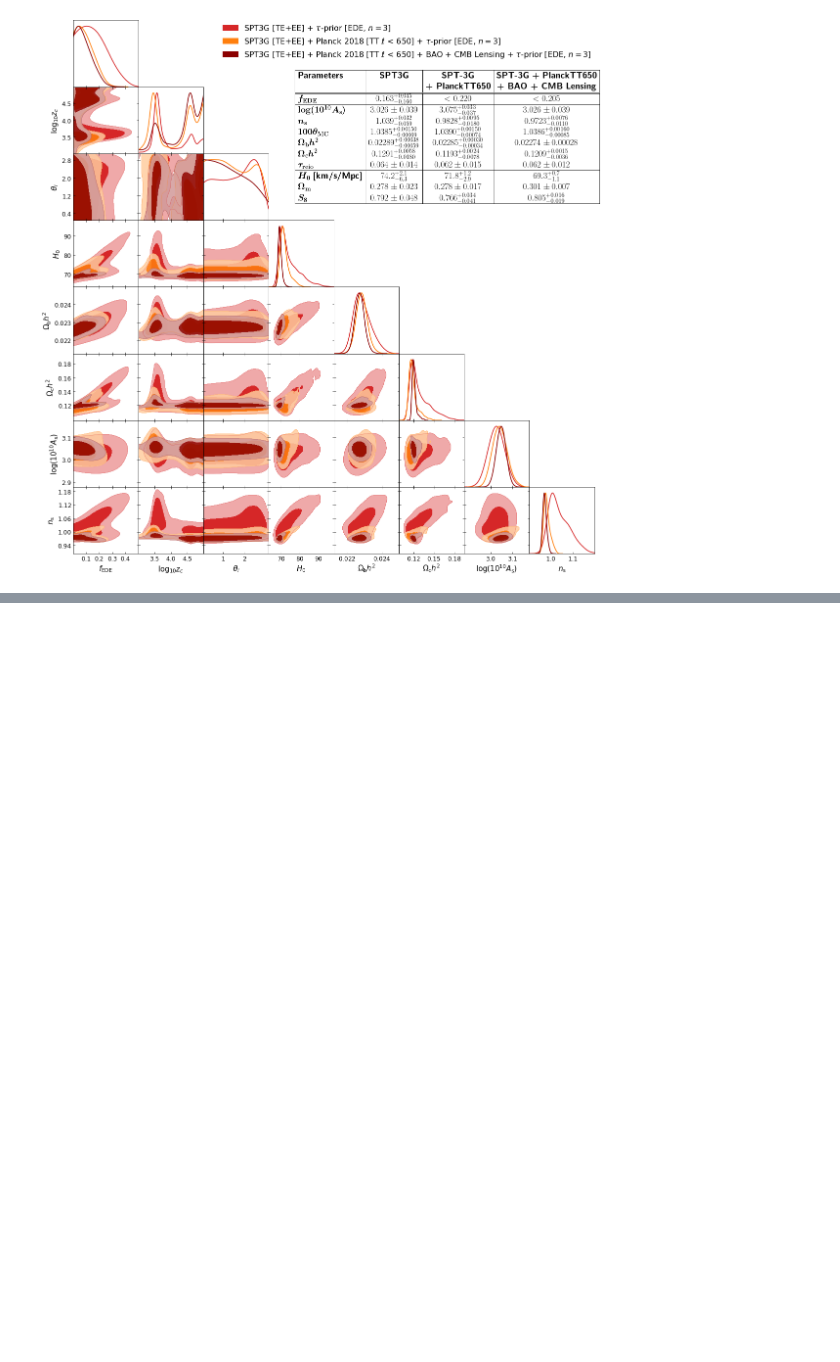
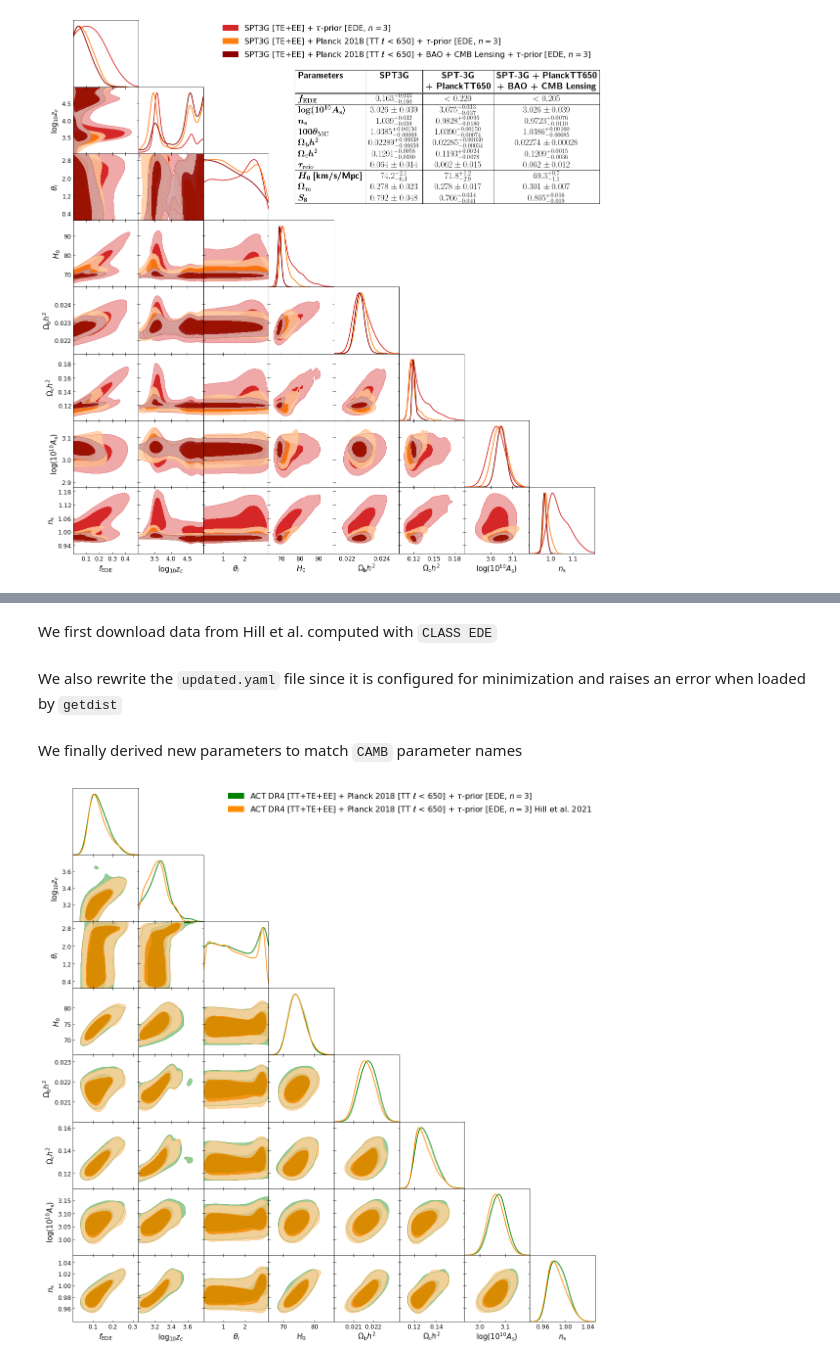
Before and after one commit to adrien-laposta/ede_spt, a Jupyter notebook: notebooks/ede_spt.ipynb, the cells around one changed output, grey strips where cells are left out. Cells and saved outputs as stored; diff of their text form; code cells hidden in the pictures; blank space fills up the shorter version.

```diff
--- a/notebooks/ede_spt.ipynb
+++ b/notebooks/ede_spt.ipynb
@@ -150,0 +297,2 @@ g.fig.text(s=table_results.replace("\n", ""), **kwargs);
+# %% [markdown]
+We first download data from Hill et al. computed with `CLASS EDE`
@@ -150,0 +305,2 @@ g.fig.text(s=table_results.replace("\n", ""), **kwargs);
+# %% [markdown]
+We also rewrite the `updated.yaml` file since it is configured for minimization and raises an error when loaded by `getdist`
@@ -150,0 +314,27 @@ g.fig.text(s=table_results.replace("\n", ""), **kwargs);
+# %% [markdown]
+We finally derived new parameters to match `CAMB` parameter names
+# %%
+sample = loadMCSamples(
+    f"data/act_p18tt650_hill/{mcmc_suffix}", settings={"ignore_rows": 0.5}
+)
+p = sample.getParams()
+sample.addDerived(p.fEDE, name="fde_zc", label=r"f_\mathrm{EDE}")
+sample.addDerived(p.log10z_c, name="log10_zc", label=r"\log_{10} z_c")
+sample.addDerived(p.thetai_scf, name="theta_i", label=r"\theta_i")
+sample.addDerived(p.omega_b, name="ombh2", label="\Omega_bh^2")
+sample.addDerived(p.omega_cdm, name="omch2", label="\Omega_ch^2");
+# %%
+chains = ["act_p18tt650"]
+
+label = get(chains, "label")[0]
+
+g = plots.get_subplot_plotter(settings=get_default_settings())
+g.triangle_plot(
+    get(chains, "samples") + [sample],
+    params=params,
+    legend_labels=[label, label + " Hill et al. 2021"],
+    contour_colors=get(chains, "color") + ["darkorange"],
+    filled=True,
+)
+# %% [output]
+[figure, added]
```
Also changed, not shown: parts of 26 cells of this notebook.
